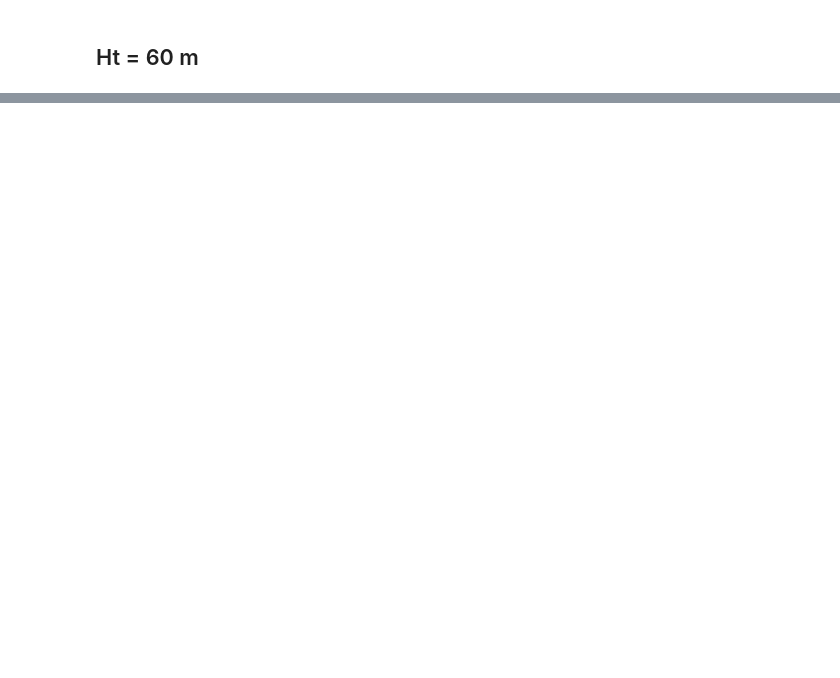
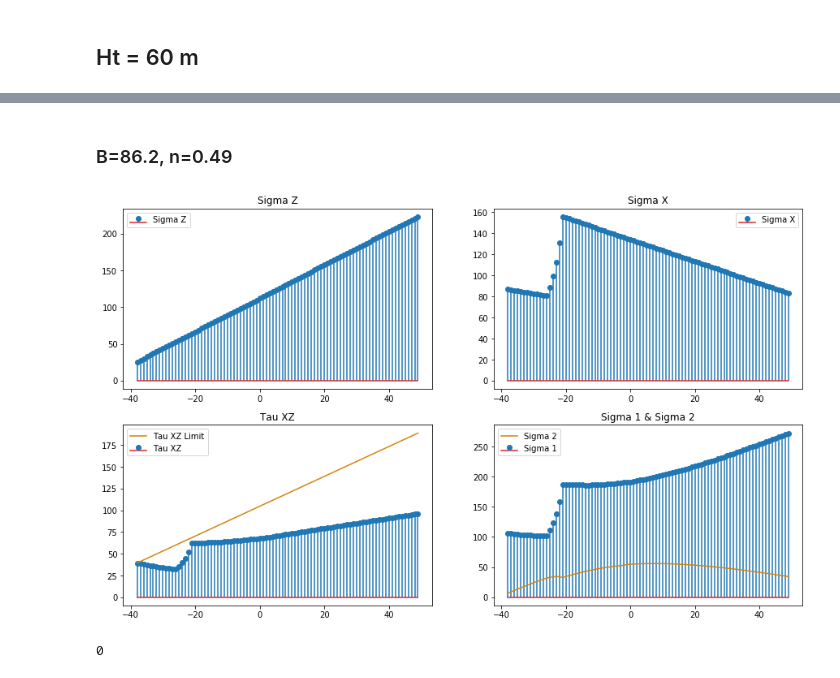
Before and after one commit to George-Mounts/bachelor_project, a Jupyter notebook: 3_better_function.ipynb, the cells around one changed output, grey strips where cells are left out. Cells and saved outputs as stored; diff of their text form; code cells hidden in the pictures; blank space fills up the shorter version.

```diff
--- a/3_better_function.ipynb
+++ b/3_better_function.ipynb
@@ -518,0 +455,7 @@ dc
+# %% [markdown]
+### B=86.2, n=0.49
+# %%
+static_calc(B=86.4, n=0.49, Ht=80, output="tau_xz_check", plots=True)
+# %% [output]
+[figure, added]
+0
```
Also changed, not shown: parts of 28 cells of this notebook.
